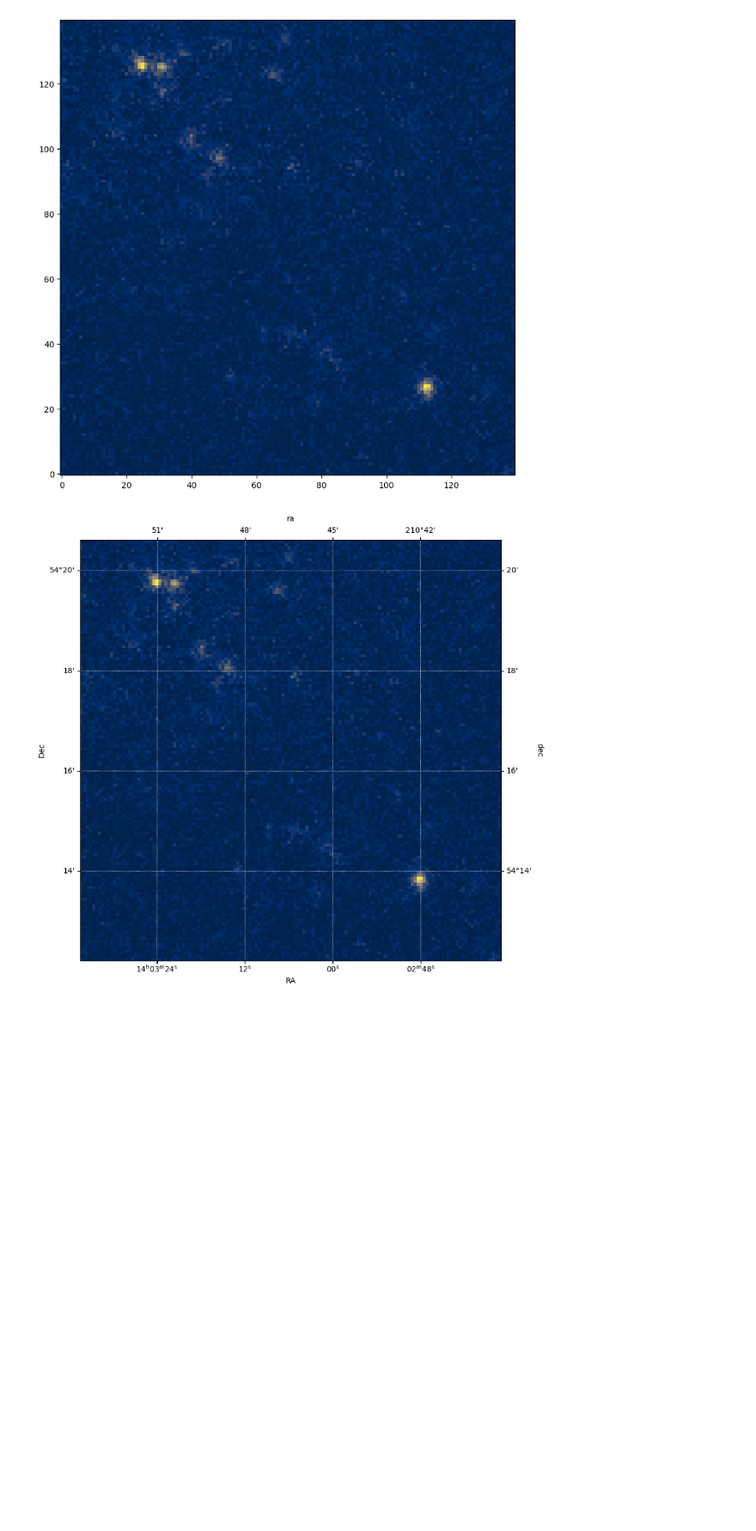
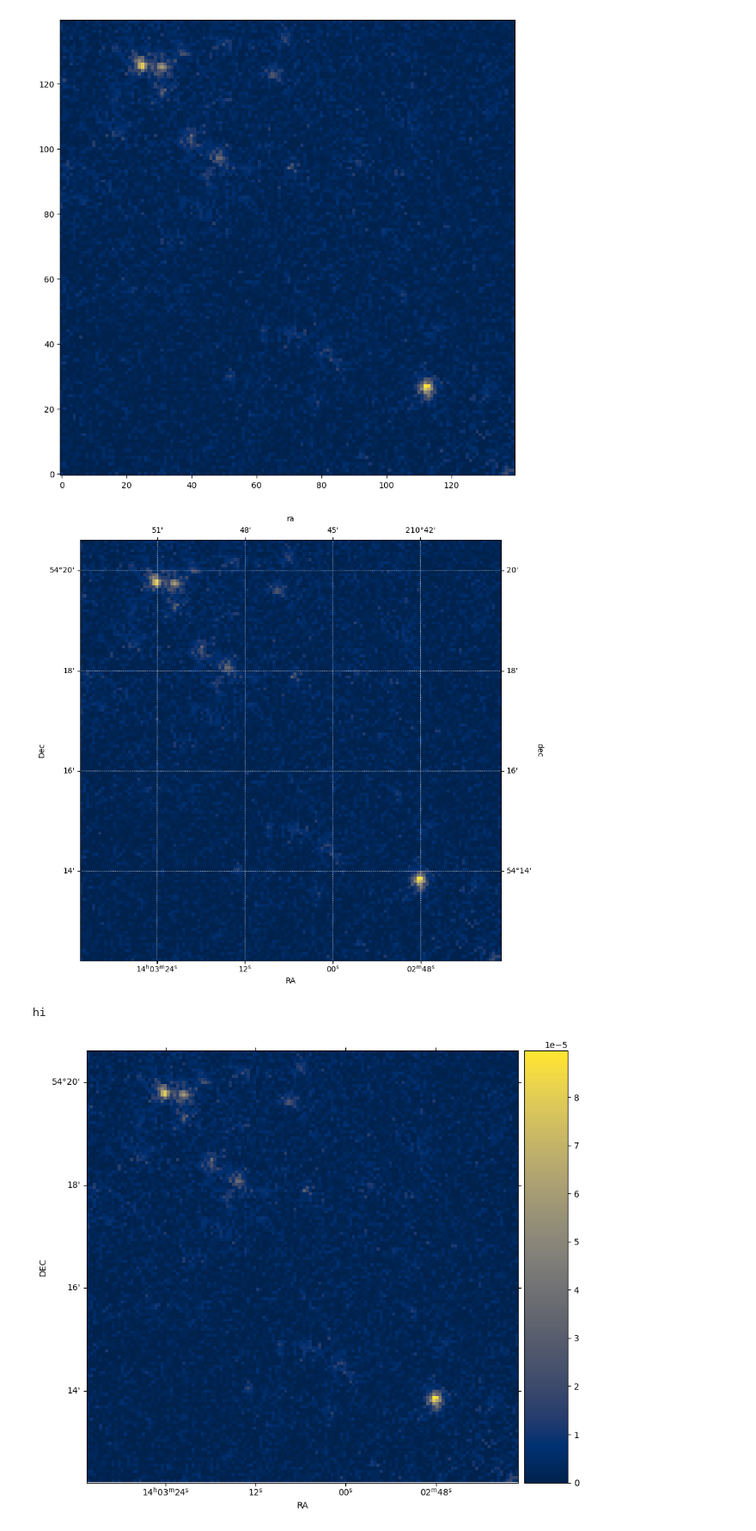
Before and after one commit to ReadingTimeMachine/LMM_Figure_Parsing, a Jupyter notebook: trial_contours_with_astroquery.ipynb, the cells around one changed output. Shown at 86% size. Saved outputs shown, nothing was run; the diff lists cells and outputs as text; code cells hidden in the pictures; blank space fills up the shorter version.

```diff
--- a/trial_contours_with_astroquery.ipynb
+++ b/trial_contours_with_astroquery.ipynb
@@ -113,6 +116,8 @@ img_list2 = SkyView.get_images(position='SN 2011FE', survey='SwiftXRTCnt', pixel
 # %%
+icount = 1
+
 for iimg, img in enumerate(img_list2):
-    img.writeto(save_img_dir + 'image_' + str(iimg).zfill(4) + '.fits')
+    img.writeto(save_img_dir + 'image_' + str(iimg+icount).zfill(4) + '.fits')
 # %% [markdown]
 Now, try plotting:
 # %%
@@ -122,7 +127,7 @@ from astropy.wcs import WCS
 from astropy.io import fits
 import matplotlib.pyplot as plt
 # %%
-header_data_unit_list = fits.open(save_img_dir + 'image_0000.fits')
+header_data_unit_list = fits.open(save_img_dir + 'image_'+str(icount).zfill(4) + '.fits')
 # %%
 header_data_unit_list.info()
 # %% [output]
@@ -186,0 +211,65 @@ overlay.grid(color='white', ls='dotted')
+# %%
+side = 'right'
+size = 0.1
+pad = 0.1
+#orientation = 'horizontal'
+orientation = 'vertical'
+
+
+
+fig = plt.figure(figsize=(10, 10))
+
+ax = plt.subplot(projection=wcs_helix)
+
+ishow = ax.imshow(image, origin='lower', cmap='cividis', aspect='equal')
+ax.set_xlabel(r'RA')
+ax.set_ylabel(r'DEC')
+
+
+#side = np.random.choice(choices, p=probs)
+# size = np.random.uniform(low=plot_params['color bar']['size percent']['min'],
+#              high=plot_params['color bar']['size percent']['max'])
+size = str(int(round(size*100)))+'%'
+
+# pad = np.random.uniform(low=plot_params['color bar']['pad']['min'],
+#                          high=plot_params['color bar']['pad']['max'])
+
+divider = make_axes_locatable(ax)
+
+cax = divider.append_axes(side, size=size, pad=pad, axes_class=maxes.Axes)
+# the side of the axis
+if side == 'right': # this maybe should become a random selection?
+    axis_side = 'right'
+    print('hi')
+    cax.yaxis.set_ticks_position(axis_side)
+    #cax.axes.get_xaxis().set_visible(False)
+    #cax.xaxis.set_ticks([])
+    #cax.xaxis.set_visible(False)
+elif side == 'left':
+    axis_side = 'left'
+    cax.yaxis.set_ticks_position(axis_side)
+elif side == 'top':
+    axis_side = 'top'
+    cax.xaxis.set_ticks_position(axis_side)
+elif side == 'bottom':
+    axis_side = 'bottom'
+    cax.xaxis.set_ticks_position(axis_side)
+
+
+# cbar = fig.colorbar(data_from_plot['data'],
+#              cax=data_from_plot['color bar'],
+#              orientation=orientation)
+
+cbar = fig.colorbar(ishow,
+             cax=cax,
+             orientation=orientation)
+
+#plt.draw()
+
+#cbar.xaxis.set_xticks([])
+cbar.ax.xaxis.set_ticks([])
+
+plt.show()
+# %% [output]
+hi
+[figure, added]
```
Also changed, not shown: parts of 24 cells of this notebook, 21 other files.
